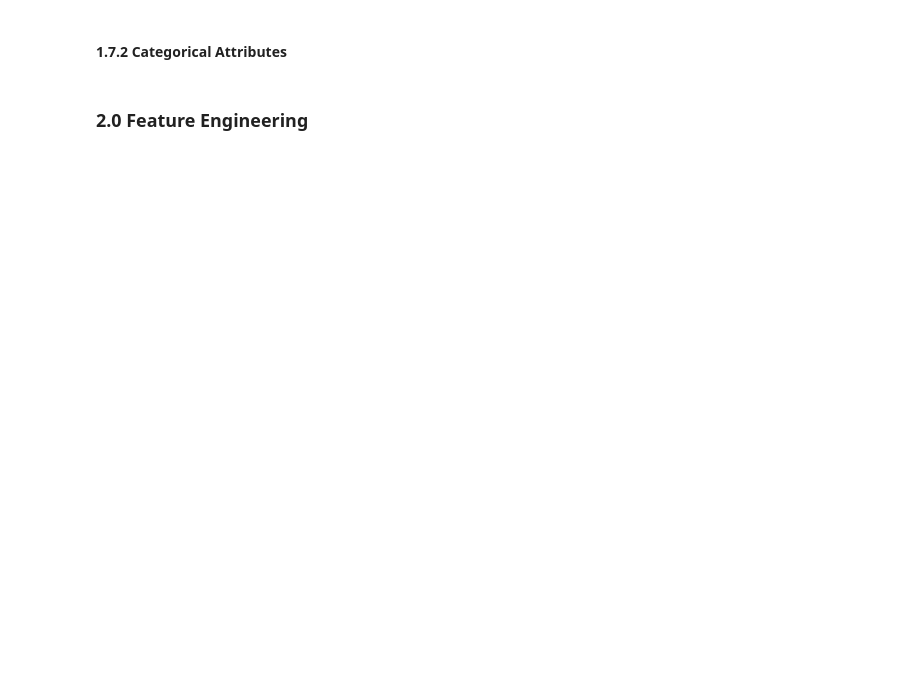
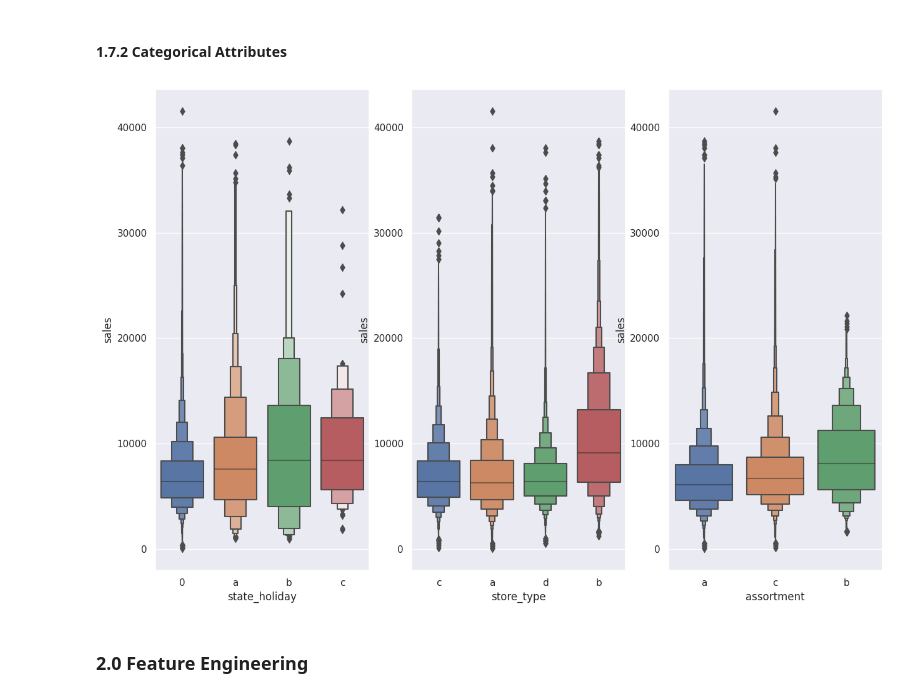
Before and after one commit to RicardoFFdev/webapp_rossmann, a Jupyter notebook: ds_producao_final.ipynb, the cells around one changed output. Cells and saved outputs as stored; diff of their text form; code cells hidden in the pictures; blank space fills up the shorter version.

```diff
--- a/ds_producao_final.ipynb
+++ b/ds_producao_final.ipynb
@@ -216,17 +347,19 @@ sns.displot(df1['competition_distance'])
 # %% [markdown]
 #### 1.7.2 Categorical Attributes
 # %%
-#sns.set(rc={'figure.figsize':(15, 10)})
+sns.set(rc={'figure.figsize':(15, 10)})
 aux1 = df1[(df1['state_holiday'] != 0) & (df1['sales'] > 0 )]
 
 plt.subplot(1, 3, 1)
 sns.boxenplot(x='state_holiday' , y='sales' , data=aux1 )
 
 plt.subplot(1, 3, 2)
 sns.boxenplot(x='store_type' , y='sales' , data=aux1 )
 
 plt.subplot(1, 3, 3)
-sns.boxenplot(x='assortment' , y='sales' , data=aux1 )
+sns.boxenplot(x='assortment' , y='sales' , data=aux1 );
+# %% [output]
+[figure, added]
 # %% [markdown]
 ### 2.0 Feature Engineering
 # %%
```
Also changed, not shown: parts of 39 cells of this notebook, 10 other files.
